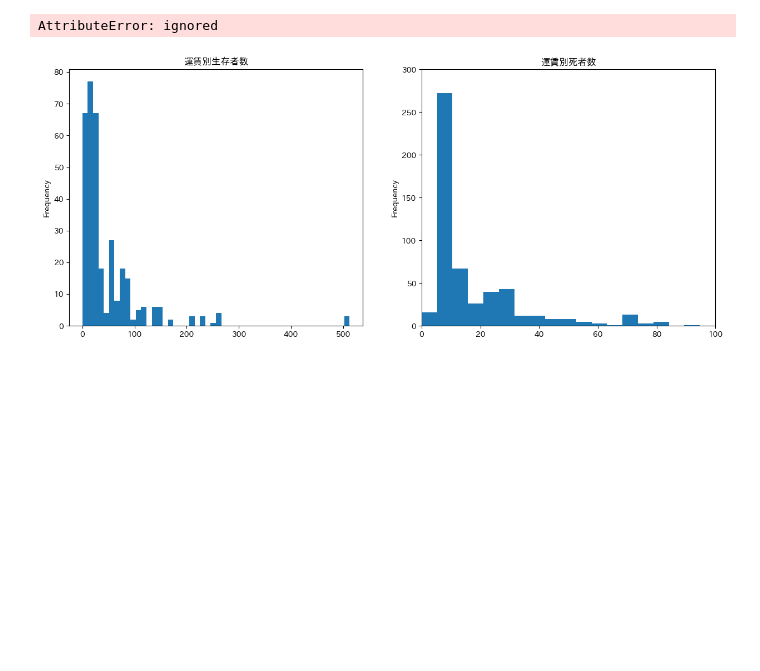
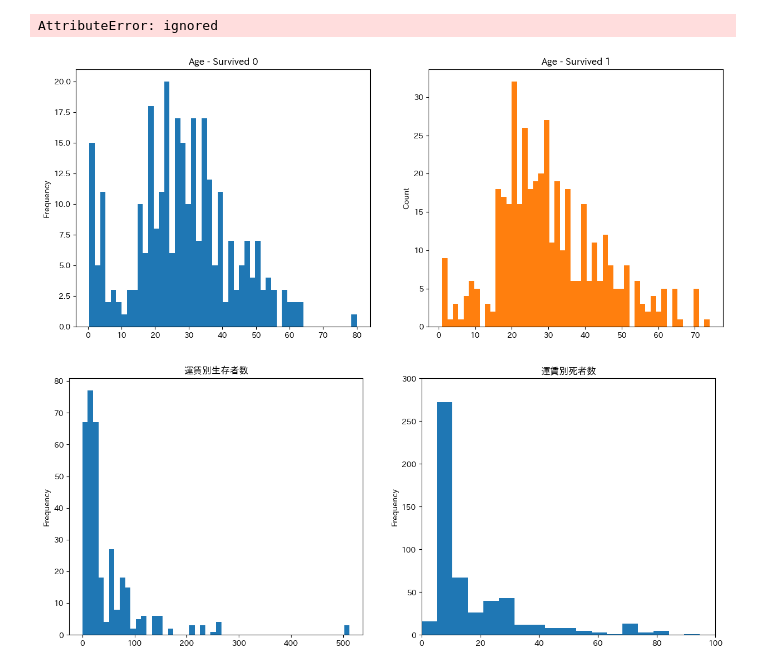
Before and after one commit to wakooota/titanic, a Jupyter notebook: titanic.ipynb, the cells around one changed output. Cells and saved outputs as stored; diff of their text form; code cells hidden in the pictures; blank space fills up the shorter version.

```diff
--- a/titanic.ipynb
+++ b/titanic.ipynb
@@ -148,6 +143,16 @@ plt.show()
 #【質問】Ticketの列に文字列型を含む情報が入った行を削除してから、ヒストグラムで表示させたいが、うまくいかないです。
 # %% [output]
 AttributeError: ignored
+# %%
+#テキストからコピー
+cmap = plt.get_cmap('tab10')
+fig, ax = plt.subplots(1, 2, figsize=(15, 6))
+train[train['Survived']==0]['Age'].plot(kind='hist', bins=50, title='{} - {} 1'.format('Age', 'Survived'), color=cmap(1), ax=ax[1])
+train[train['Survived']==1]['Age'].plot(kind='hist', bins=50, title='{} - {} 0'.format('Age', 'Survived'), color=cmap(0), ax=ax[0])
+plt.ylabel('Count')
+plt.show()
+# %% [output]
+[figure, added]
 # %%
 #Fare（運賃）のヒストグラム
 fig, ax = plt.subplots(1, 2, figsize=(15, 6))
```
Also changed, not shown: parts of 5 cells of this notebook.
